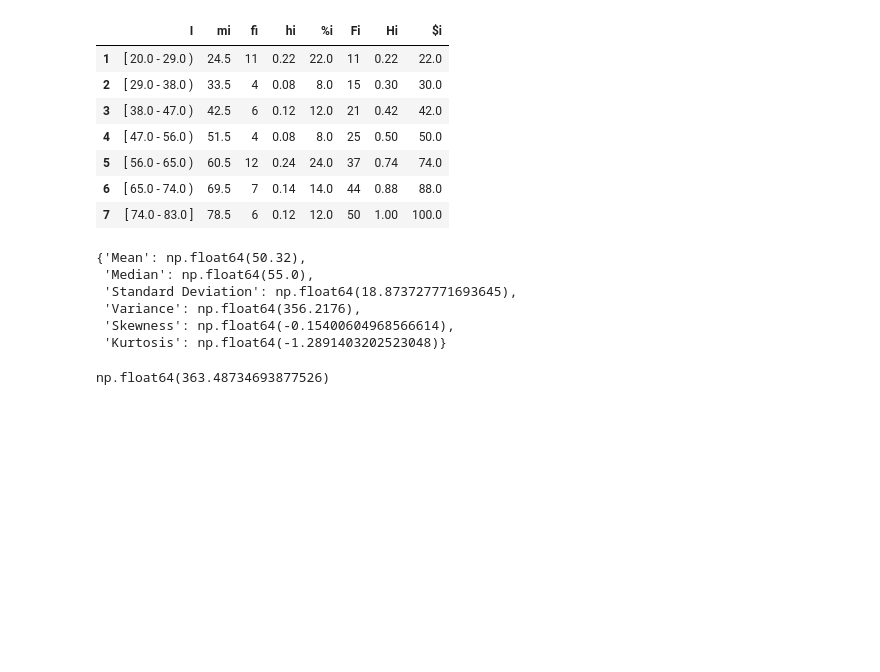
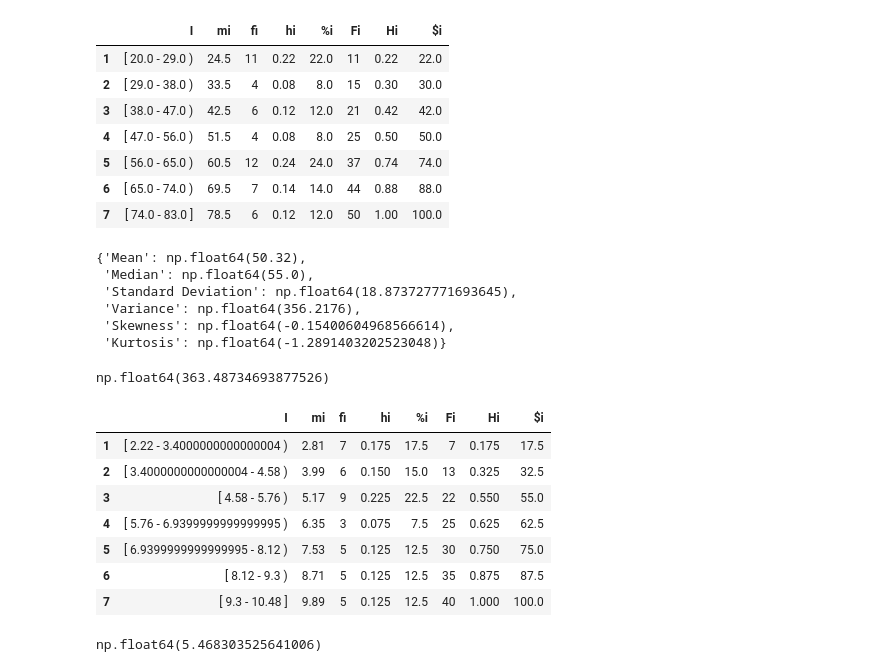
Before and after one commit to pranthony/estadistic, a Jupyter notebook: notebooks/examen_g1.ipynb, the cells around one changed output. Drawn from its saved outputs; the diff is of its cells as text; code cells hidden in the pictures; blank space fills up the shorter version.

```diff
--- a/notebooks/examen_g1.ipynb
+++ b/notebooks/examen_g1.ipynb
@@ -101,3 +101,24 @@ analisys_simulated.calculate_statistics()
 analisys_simulated.calculate_varianze()
 # %% [output]
 np.float64(363.48734693877526)
+# %%
+new_data = [2.82, 4.89, 9.68, 2.25, 5.26, 7.24, 3.61, 4.04, 3.57, 8.32, 4.64,
+ 9.31, 8.34, 5.8, 9.57, 6.84, 5.52, 8.00, 2.59, 4.56, 9.40, 5.18,
+ 4.69, 2.90, 3.64, 7.19, 2.56, 5.31, 8.67, 3.30, 2.22, 4.72, 5.60,
+ 6.66, 7.06, 4.44, 7.42, 9.35, 8.55, 8.34]
+
+analisys_data = FrequencyAnalysis(new_data, class_width=1.18)
+analisys_data.create_distribution_table()
+# %% [output]
+|  | I | mi | fi | hi | %i | Fi | Hi | $i |
+| 1 | [ 2.22 - 3.4000000000000004 ) | 2.81 | 7 | 0.175 | 17.5 | 7 | 0.175 | 17.5 |
+| 2 | [ 3.4000000000000004 - 4.58 ) | 3.99 | 6 | 0.150 | 15.0 | 13 | 0.325 | 32.5 |
+| 3 | [ 4.58 - 5.76 ) | 5.17 | 9 | 0.225 | 22.5 | 22 | 0.550 | 55.0 |
+| 4 | [ 5.76 - 6.9399999999999995 ) | 6.35 | 3 | 0.075 | 7.5 | 25 | 0.625 | 62.5 |
+| 5 | [ 6.9399999999999995 - 8.12 ) | 7.53 | 5 | 0.125 | 12.5 | 30 | 0.750 | 75.0 |
+| 6 | [ 8.12 - 9.3 ) | 8.71 | 5 | 0.125 | 12.5 | 35 | 0.875 | 87.5 |
+| 7 | [ 9.3 - 10.48 ] | 9.89 | 5 | 0.125 | 12.5 | 40 | 1.000 | 100.0 |
+# %%
+analisys_data.c
+# %% [output]
+np.float64(5.468303525641006)
```
Also changed, not shown: 1 other file.
